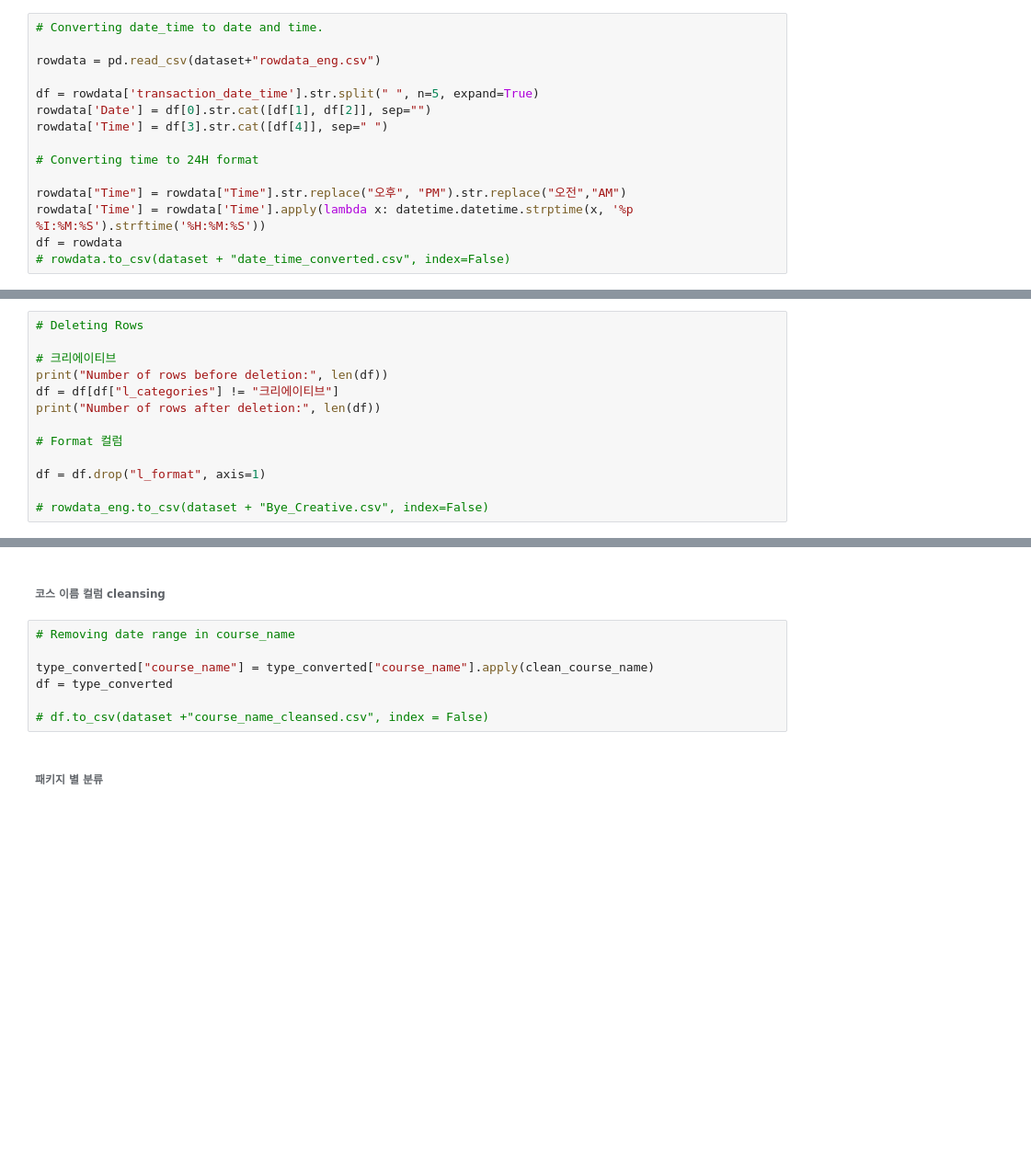
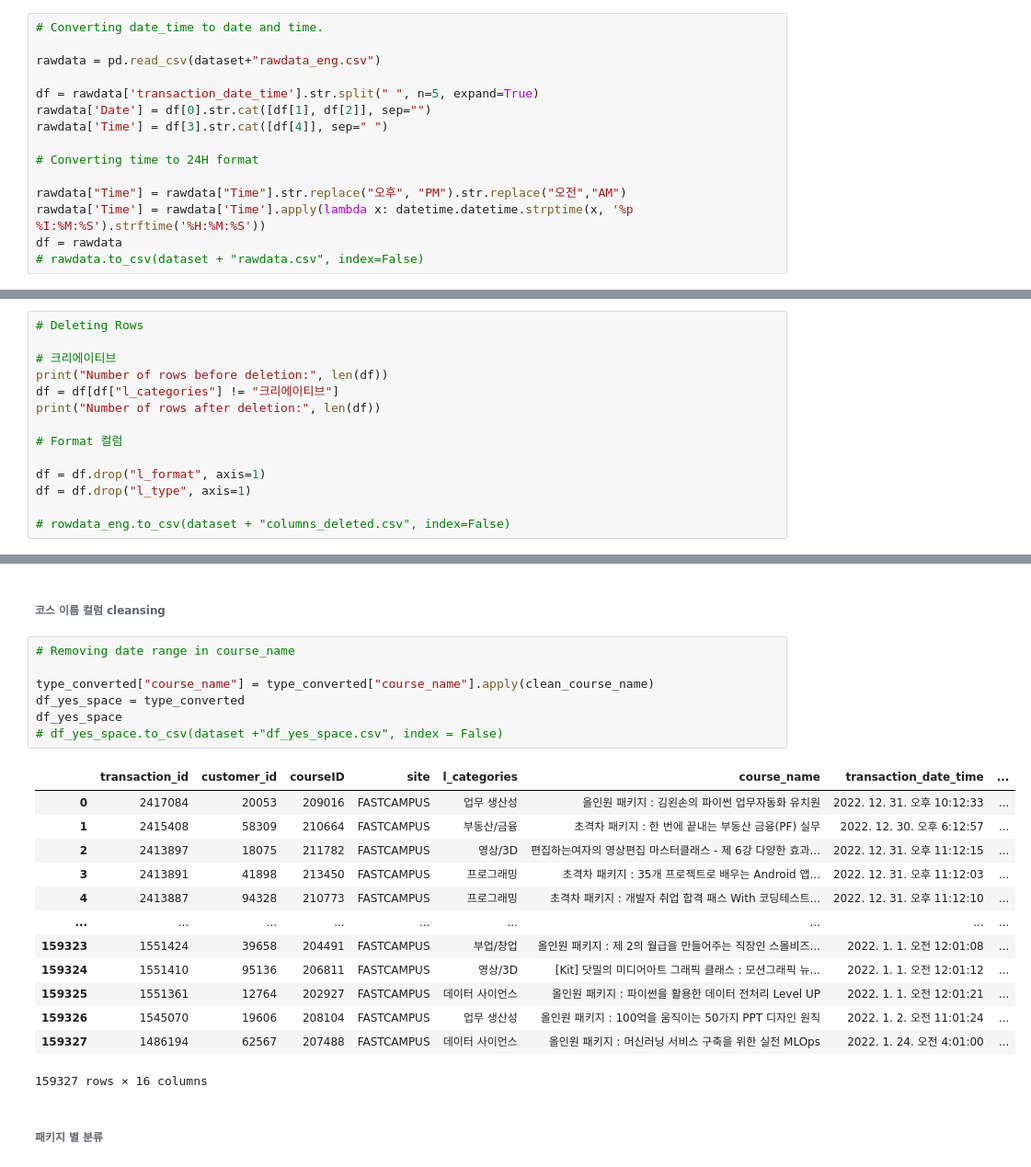
Before and after one commit to jasonheesanglee/YEAR_DREAM, a Jupyter notebook: FC_PJT/FC_PJT2.ipynb, the cells around one changed output, grey strips where cells are left out. Shown at 92% size. Saved outputs shown, nothing was run; the diff lists cells and outputs as text; blank space fills up the shorter version.

```diff
--- a/FC_PJT/FC_PJT2.ipynb
+++ b/FC_PJT/FC_PJT2.ipynb
@@ -168,18 +212,18 @@ df.to_csv(dataset + "rowdata_eng.csv", index=False)
 # %%
 # Converting date_time to date and time.
 
-rowdata = pd.read_csv(dataset+"rowdata_eng.csv")
+rawdata = pd.read_csv(dataset+"rawdata_eng.csv")
 
-df = rowdata['transaction_date_time'].str.split(" ", n=5, expand=True)
-rowdata['Date'] = df[0].str.cat([df[1], df[2]], sep="")
-rowdata['Time'] = df[3].str.cat([df[4]], sep=" ")
+df = rawdata['transaction_date_time'].str.split(" ", n=5, expand=True)
+rawdata['Date'] = df[0].str.cat([df[1], df[2]], sep="")
+rawdata['Time'] = df[3].str.cat([df[4]], sep=" ")
 
 # Converting time to 24H format
 
-rowdata["Time"] = rowdata["Time"].str.replace("오후", "PM").str.replace("오전","AM")
-rowdata['Time'] = rowdata['Time'].apply(lambda x: datetime.datetime.strptime(x, '%p %I:%M:%S').strftime('%H:%M:%S'))
-df = rowdata
-# rowdata.to_csv(dataset + "date_time_converted.csv", index=False)
+rawdata["Time"] = rawdata["Time"].str.replace("오후", "PM").str.replace("오전","AM")
+rawdata['Time'] = rawdata['Time'].apply(lambda x: datetime.datetime.strptime(x, '%p %I:%M:%S').strftime('%H:%M:%S'))
+df = rawdata
+# rawdata.to_csv(dataset + "rawdata.csv", index=False)
 # %% [markdown]
 ###### 불필요한 데이터 처리
 # %%
@@ -193,6 +237,7 @@ print("Number of rows after deletion:", len(df))
 # Format 컬럼
 
 df = df.drop("l_format", axis=1)
+df = df.drop("l_type", axis=1)
 
-# rowdata_eng.to_csv(dataset + "Bye_Creative.csv", index=False)
+# rowdata_eng.to_csv(dataset + "columns_deleted.csv", index=False)
 # %% [output]
@@ -214,10 +260,24 @@ type_converted = df
 # %%
 # Removing date range in course_name
 
 type_converted["course_name"] = type_converted["course_name"].apply(clean_course_name)
-df = type_converted
-
-# df.to_csv(dataset +"course_name_cleansed.csv", index = False)
+df_yes_space = type_converted
+df_yes_space
+# df_yes_space.to_csv(dataset +"df_yes_space.csv", index = False)
+# %% [output]
+|  | transaction_id | customer_id | courseID | site | l_categories | course_name | transaction_date_time | ... |
+| 0 | 2417084 | 20053 | 209016 | FASTCAMPUS | 업무 생산성 | 올인원 패키지 : 김왼손의 파이썬 업무자동화 유치원 | 2022. 12. 31. 오후 10:12:33 | ... |
+| 1 | 2415408 | 58309 | 210664 | FASTCAMPUS | 부동산/금융 | 초격차 패키지 : 한 번에 끝내는 부동산 금융(PF) 실무 | 2022. 12. 30. 오후 6:12:57 | ... |
+| 2 | 2413897 | 18075 | 211782 | FASTCAMPUS | 영상/3D | 편집하는여자의 영상편집 마스터클래스 - 제 6강 다양한 효과... | 2022. 12. 31. 오후 11:12:15 | ... |
+| 3 | 2413891 | 41898 | 213450 | FASTCAMPUS | 프로그래밍 | 초격차 패키지 : 35개 프로젝트로 배우는 Android 앱... | 2022. 12. 31. 오후 11:12:03 | ... |
+| 4 | 2413887 | 94328 | 210773 | FASTCAMPUS | 프로그래밍 | 초격차 패키지 : 개발자 취업 합격 패스 With 코딩테스트... | 2022. 12. 31. 오후 11:12:10 | ... |
+| ... | ... | ... | ... | ... | ... | ... | ... | ... |
+| 159323 | 1551424 | 39658 | 204491 | FASTCAMPUS | 부업/창업 | 올인원 패키지 : 제 2의 월급을 만들어주는 직장인 스몰비즈... | 2022. 1. 1. 오전 12:01:08 | ... |
+| 159324 | 1551410 | 95136 | 206811 | FASTCAMPUS | 영상/3D | [Kit] 닷밀의 미디어아트 그래픽 클래스 : 모션그래픽 뉴... | 2022. 1. 1. 오전 12:01:12 | ... |
+| 159325 | 1551361 | 12764 | 202927 | FASTCAMPUS | 데이터 사이언스 | 올인원 패키지 : 파이썬을 활용한 데이터 전처리 Level UP | 2022. 1. 1. 오전 12:01:21 | ... |
+| 159326 | 1545070 | 19606 | 208104 | FASTCAMPUS | 업무 생산성 | 올인원 패키지 : 100억을 움직이는 50가지 PPT 디자인 원칙 | 2022. 1. 2. 오전 11:01:24 | ... |
+| 159327 | 1486194 | 62567 | 207488 | FASTCAMPUS | 데이터 사이언스 | 올인원 패키지 : 머신러닝 서비스 구축을 위한 실전 MLOps | 2022. 1. 24. 오전 4:01:00 | ... |
+159327 rows × 16 columns
 # %% [markdown]
 ###### 패키지 별 분류
 # %%
```
Also changed, not shown: parts of 17 cells of this notebook.
